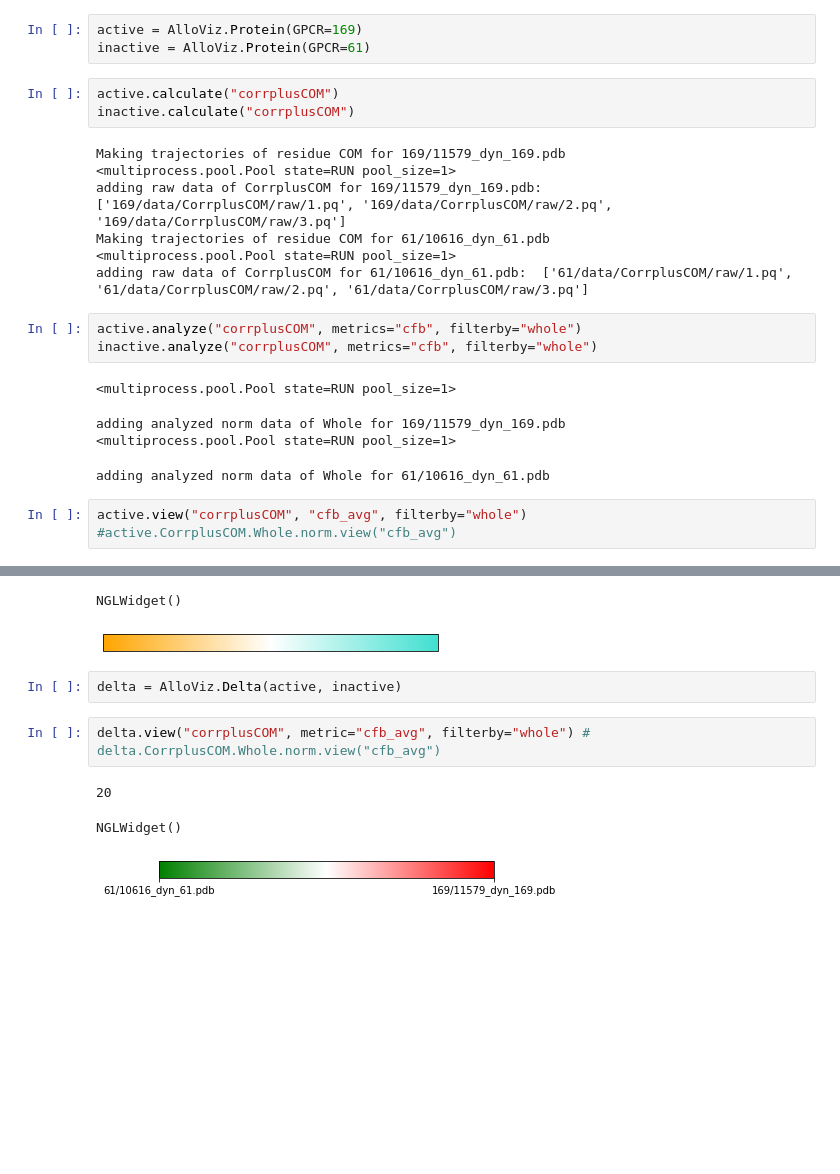
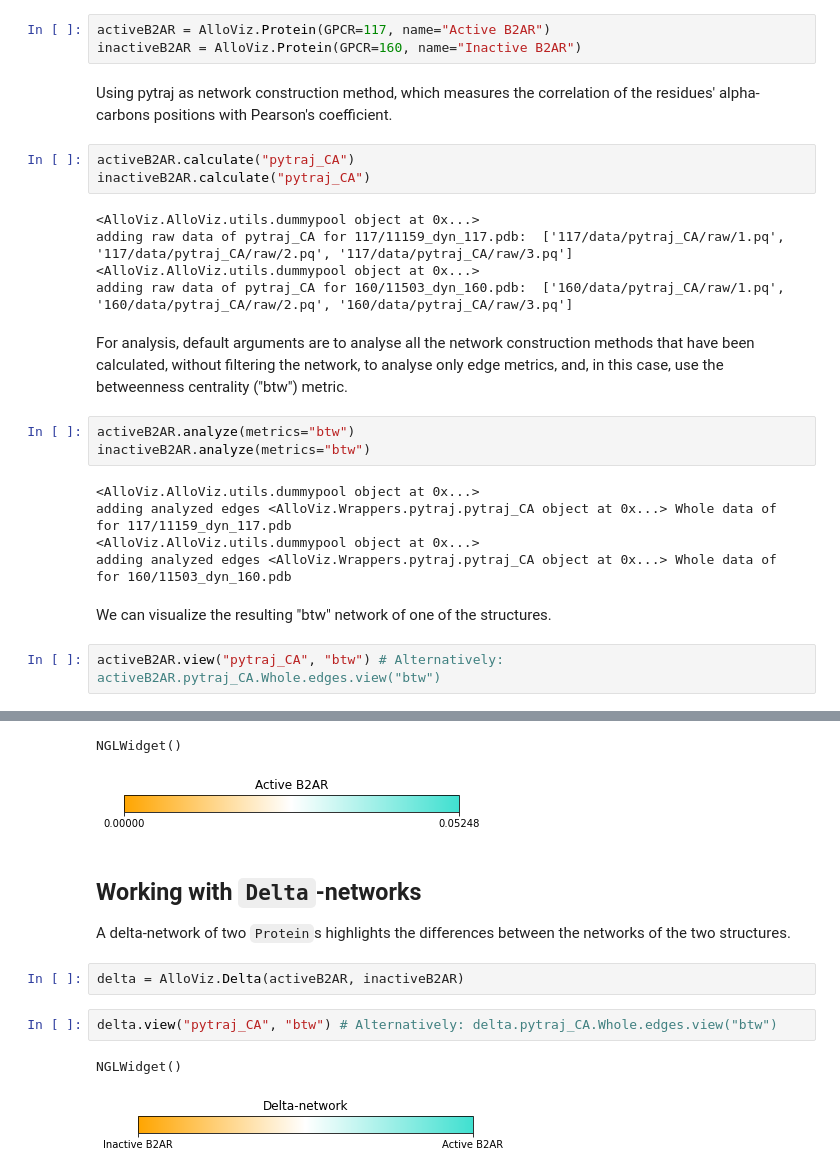
Before and after one commit to frannerin/AlloViz, a Jupyter notebook: test.ipynb, the cells around one changed output, grey strips where cells are left out. Cells and saved outputs as stored; diff of their text form; blank space fills up the shorter version.

```diff
--- a/test.ipynb
+++ b/test.ipynb
@@ -5,25 +9,28 @@ import AlloViz
 # %%
-active = AlloViz.Protein(GPCR=169)
-inactive = AlloViz.Protein(GPCR=61)
+activeB2AR = AlloViz.Protein(GPCR=117, name="Active B2AR")
+inactiveB2AR = AlloViz.Protein(GPCR=160, name="Inactive B2AR")
+# %% [markdown]
+Using pytraj as network construction method, which measures the correlation of the residues' alpha-carbons positions with Pearson's coefficient.
 # %%
-active.calculate("corrplusCOM")
-inactive.calculate("corrplusCOM")
+activeB2AR.calculate("pytraj_CA")
+inactiveB2AR.calculate("pytraj_CA")
 # %% [output]
-Making trajectories of residue COM for 169/11579_dyn_169.pdb
-<multiprocess.pool.Pool state=RUN pool_size=1>
-adding raw data of CorrplusCOM for 169/11579_dyn_169.pdb:  ['169/data/CorrplusCOM/raw/1.pq', '169/data/CorrplusCOM/raw/2.pq', '169/data/CorrplusCOM/raw/3.pq']
-Making trajectories of residue COM for 61/10616_dyn_61.pdb
-<multiprocess.pool.Pool state=RUN pool_size=1>
-adding raw data of CorrplusCOM for 61/10616_dyn_61.pdb:  ['61/data/CorrplusCOM/raw/1.pq', '61/data/CorrplusCOM/raw/2.pq', '61/data/CorrplusCOM/raw/3.pq']
+<AlloViz.AlloViz.utils.dummypool object at 0x...>
+adding raw data of pytraj_CA for 117/11159_dyn_117.pdb:  ['117/data/pytraj_CA/raw/1.pq', '117/data/pytraj_CA/raw/2.pq', '117/data/pytraj_CA/raw/3.pq']
+<AlloViz.AlloViz.utils.dummypool object at 0x...>
+adding raw data of pytraj_CA for 160/11503_dyn_160.pdb:  ['160/data/pytraj_CA/raw/1.pq', '160/data/pytraj_CA/raw/2.pq', '160/data/pytraj_CA/raw/3.pq']
+# %% [markdown]
+For analysis, default arguments are to analyse all the network construction methods that have been calculated, without filtering the network, to analyse only edge metrics, and, in this case, use the betweenness centrality ("btw") metric.
 # %%
-active.analyze("corrplusCOM", metrics="cfb", filterby="whole")
-inactive.analyze("corrplusCOM", metrics="cfb", filterby="whole")
+activeB2AR.analyze(metrics="btw")
+inactiveB2AR.analyze(metrics="btw")
 # %% [output]
-<multiprocess.pool.Pool state=RUN pool_size=1>
+<AlloViz.AlloViz.utils.dummypool object at 0x...>
+adding analyzed edges <AlloViz.Wrappers.pytraj.pytraj_CA object at 0x...> Whole data of for 117/11159_dyn_117.pdb
+<AlloViz.AlloViz.utils.dummypool object at 0x...>
+adding analyzed edges <AlloViz.Wrappers.pytraj.pytraj_CA object at 0x...> Whole data of for 160/11503_dyn_160.pdb
-adding analyzed norm data of Whole for 169/11579_dyn_169.pdb
-<multiprocess.pool.Pool state=RUN pool_size=1>
-adding analyzed norm data of Whole for 61/10616_dyn_61.pdb
+# %% [markdown]
+We can visualize the resulting "btw" network of one of the structures.
 # %%
-active.view("corrplusCOM", "cfb_avg", filterby="whole")
-#active.CorrplusCOM.Whole.norm.view("cfb_avg")
+activeB2AR.view("pytraj_CA", "btw") # Alternatively: activeB2AR.pytraj_CA.Whole.edges.view("btw")
 # %% [output]
@@ -30,10 +38,13 @@ active.view("corrplusCOM", "cfb_avg", filterby="whole")
 NGLWidget()
-[figure, old version]
+[figure, new version]
+# %% [markdown]
+## Working with `Delta`-networks
+
+A delta-network of two `Protein`s highlights the differences between the networks of the two structures.
 # %%
-delta = AlloViz.Delta(active, inactive)
+delta = AlloViz.Delta(activeB2AR, inactiveB2AR)
 # %%
-delta.view("corrplusCOM", metric="cfb_avg", filterby="whole") # delta.CorrplusCOM.Whole.norm.view("cfb_avg")
+delta.view("pytraj_CA", "btw") # Alternatively: delta.pytraj_CA.Whole.edges.view("btw")
 # %% [output]
-20
+NGLWidget()
-NGLWidget()
-[figure, old version]
+[figure, new version]
```
Also changed, not shown: parts of 4 cells of this notebook, 4 other files.
